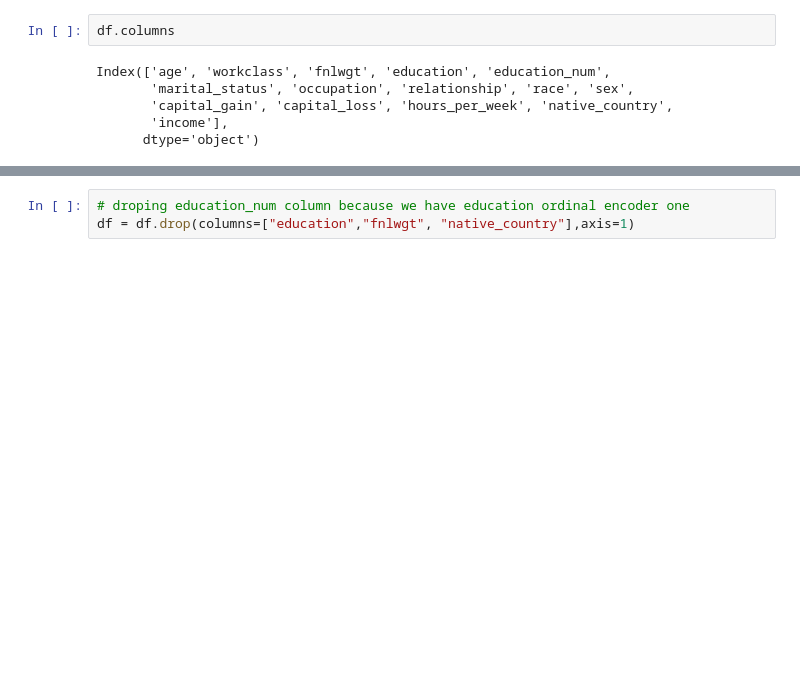
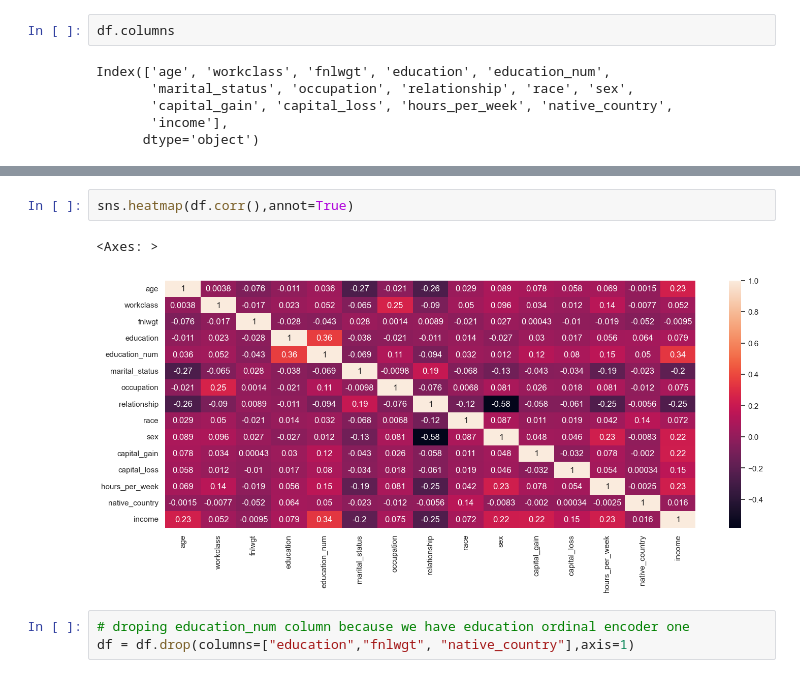
Before and after one commit to MannShrestha/ML_Adult_Census_Income, a Jupyter notebook: research/notebook/Experiment.ipynb, the cells around one changed output, grey strips where cells are left out. Drawn from its saved outputs; the diff is of its cells as text; blank space fills up the shorter version.

```diff
--- a/research/notebook/Experiment.ipynb
+++ b/research/notebook/Experiment.ipynb
@@ -352,3 +366,8 @@ Index(['age', 'workclass', 'fnlwgt', 'education', 'education_num',
+# %%
+sns.heatmap(df.corr(),annot=True)
+# %% [output]
+<Axes: >
+[figure, added]
 # %%
 # droping education_num column because we have education ordinal encoder one
 df = df.drop(columns=["education","fnlwgt", "native_country"],axis=1)
```
Also changed, not shown: parts of 30 cells of this notebook, 5 other files.
